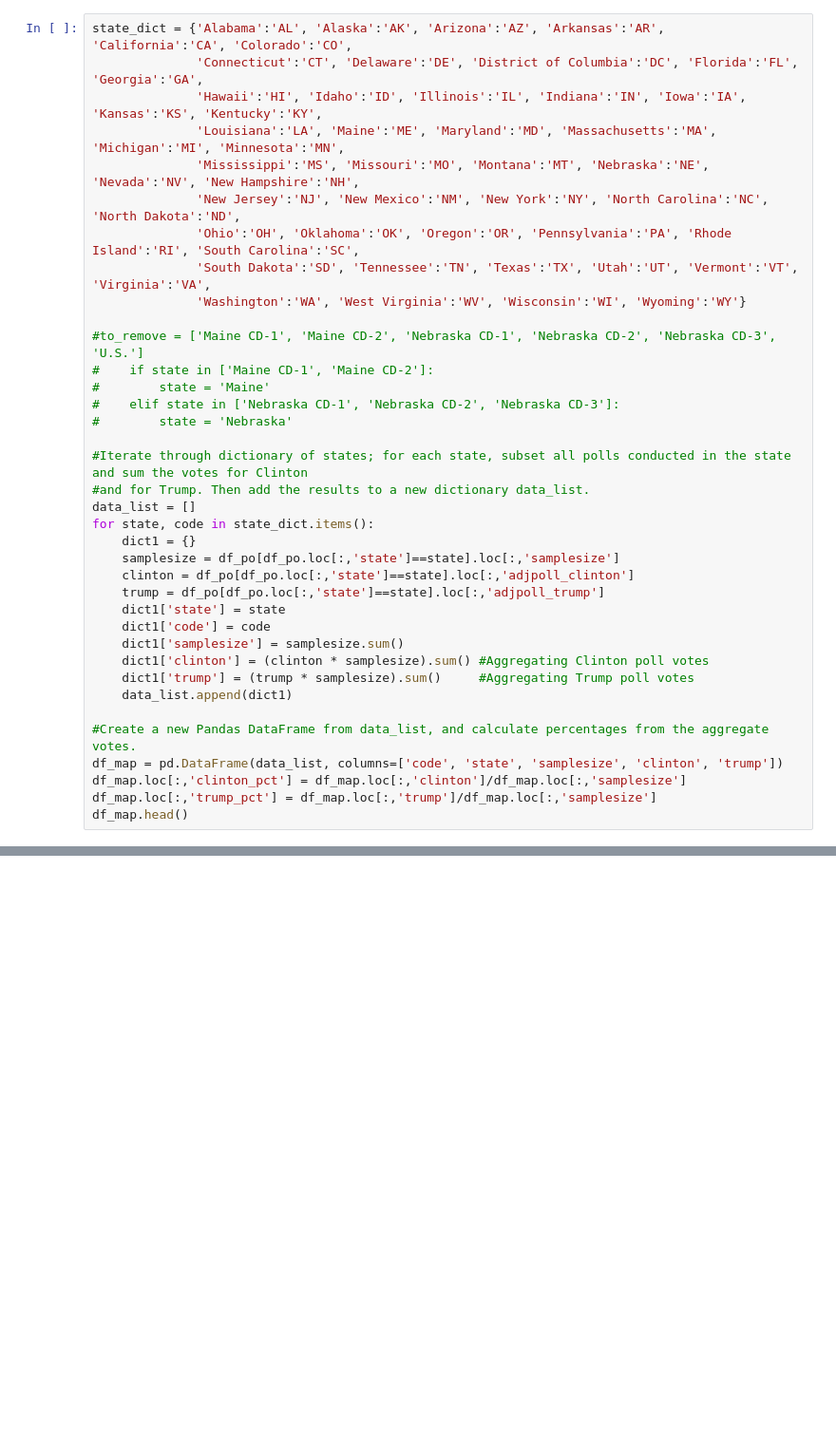
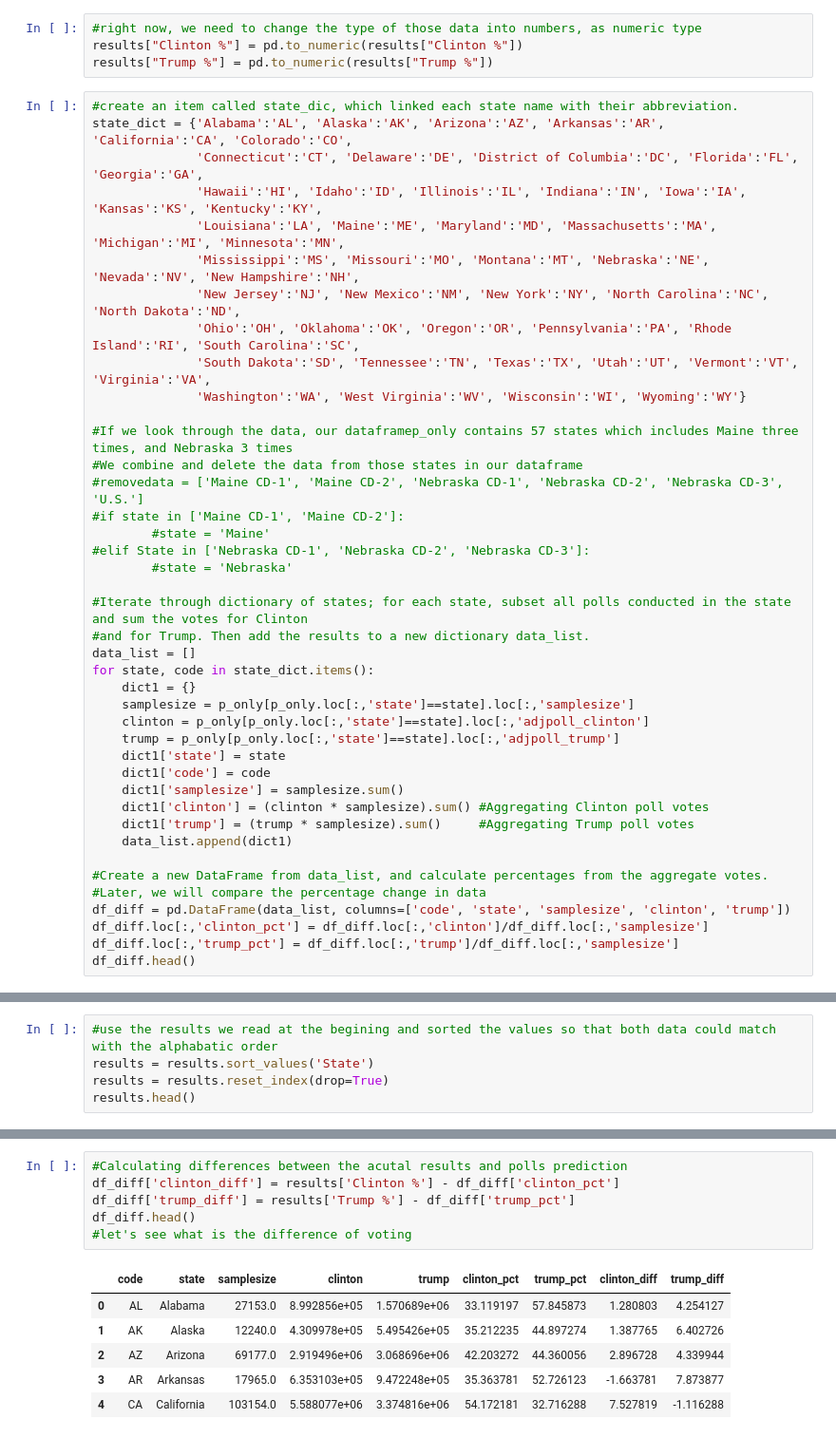
Before and after one commit to omidzargham/2016-election-poll-analysis, a Jupyter notebook: p5-Difference of Actual Election and Prediction.ipynb, the cells around one changed output, grey strips where cells are left out. Shown: that part at 95% size. Drawn from its saved outputs; the diff is of its cells as text; blank space fills up the shorter version.

```diff
--- a/p5-Difference of Actual Election and Prediction.ipynb
+++ b/p5-Difference of Actual Election and Prediction.ipynb
@@ -23,4 +19,9 @@ results.head()
+# %%
+#right now, we need to change the type of those data into numbers, as numeric type
+results["Clinton %"] = pd.to_numeric(results["Clinton %"])
+results["Trump %"] = pd.to_numeric(results["Trump %"])
 # %%
+#create an item called state_dic, which linked each state name with their abbreviation.
 state_dict = {'Alabama':'AL', 'Alaska':'AK', 'Arizona':'AZ', 'Arkansas':'AR', 'California':'CA', 'Colorado':'CO',
               'Connecticut':'CT', 'Delaware':'DE', 'District of Columbia':'DC', 'Florida':'FL', 'Georgia':'GA',
               'Hawaii':'HI', 'Idaho':'ID', 'Illinois':'IL', 'Indiana':'IN', 'Iowa':'IA', 'Kansas':'KS', 'Kentucky':'KY',
@@ -31,20 +32,22 @@ state_dict = {'Alabama':'AL', 'Alaska':'AK', 'Arizona':'AZ', 'Arkansas':'AR', 'C
               'South Dakota':'SD', 'Tennessee':'TN', 'Texas':'TX', 'Utah':'UT', 'Vermont':'VT', 'Virginia':'VA',
               'Washington':'WA', 'West Virginia':'WV', 'Wisconsin':'WI', 'Wyoming':'WY'}
 
-#to_remove = ['Maine CD-1', 'Maine CD-2', 'Nebraska CD-1', 'Nebraska CD-2', 'Nebraska CD-3', 'U.S.']
-#    if state in ['Maine CD-1', 'Maine CD-2']:
-#        state = 'Maine'
-#    elif state in ['Nebraska CD-1', 'Nebraska CD-2', 'Nebraska CD-3']:
-#        state = 'Nebraska'
+#If we look through the data, our dataframep_only contains 57 states which includes Maine three times, and Nebraska 3 times
+#We combine and delete the data from those states in our dataframe
+#removedata = ['Maine CD-1', 'Maine CD-2', 'Nebraska CD-1', 'Nebraska CD-2', 'Nebraska CD-3', 'U.S.']
+#if state in ['Maine CD-1', 'Maine CD-2']:
+        #state = 'Maine'
+#elif State in ['Nebraska CD-1', 'Nebraska CD-2', 'Nebraska CD-3']:
+        #state = 'Nebraska'
 
 #Iterate through dictionary of states; for each state, subset all polls conducted in the state and sum the votes for Clinton
 #and for Trump. Then add the results to a new dictionary data_list.
 data_list = []
 for state, code in state_dict.items():
     dict1 = {}
-    samplesize = df_po[df_po.loc[:,'state']==state].loc[:,'samplesize']
-    clinton = df_po[df_po.loc[:,'state']==state].loc[:,'adjpoll_clinton']
-    trump = df_po[df_po.loc[:,'state']==state].loc[:,'adjpoll_trump']
+    samplesize = p_only[p_only.loc[:,'state']==state].loc[:,'samplesize']
+    clinton = p_only[p_only.loc[:,'state']==state].loc[:,'adjpoll_clinton']
+    trump = p_only[p_only.loc[:,'state']==state].loc[:,'adjpoll_trump']
     dict1['state'] = state
     dict1['code'] = code
     dict1['samplesize'] = samplesize.sum()
@@ -52,9 +55,10 @@ for state, code in state_dict.items():
     dict1['trump'] = (trump * samplesize).sum()     #Aggregating Trump poll votes
     data_list.append(dict1)
 
-#Create a new Pandas DataFrame from data_list, and calculate percentages from the aggregate votes.
-df_map = pd.DataFrame(data_list, columns=['code', 'state', 'samplesize', 'clinton', 'trump'])
-df_map.loc[:,'clinton_pct'] = df_map.loc[:,'clinton']/df_map.loc[:,'samplesize']
-df_map.loc[:,'trump_pct'] = df_map.loc[:,'trump']/df_map.loc[:,'samplesize']
-df_map.head()
+#Create a new DataFrame from data_list, and calculate percentages from the aggregate votes.
+#Later, we will compare the percentage change in data
+df_diff = pd.DataFrame(data_list, columns=['code', 'state', 'samplesize', 'clinton', 'trump'])
+df_diff.loc[:,'clinton_pct'] = df_diff.loc[:,'clinton']/df_diff.loc[:,'samplesize']
+df_diff.loc[:,'trump_pct'] = df_diff.loc[:,'trump']/df_diff.loc[:,'samplesize']
+df_diff.head()
 # %% [output]
@@ -61,0 +71,5 @@ NameError: name 'df_po' is not defined
+# %%
+#use the results we read at the begining and sorted the values so that both data could match with the alphabatic order
+results = results.sort_values('State')
+results = results.reset_index(drop=True)
+results.head()
@@ -61,0 +83,13 @@ NameError: name 'df_po' is not defined
+# %%
+#Calculating differences between the acutal results and polls prediction
+df_diff['clinton_diff'] = results['Clinton %'] - df_diff['clinton_pct']
+df_diff['trump_diff'] = results['Trump %'] - df_diff['trump_pct']
+df_diff.head()
+#let's see what is the difference of voting
+# %% [output]
+|  | code | state | samplesize | clinton | trump | clinton_pct | trump_pct | clinton_diff | trump_diff |
+| 0 | AL | Alabama | 27153.0 | 8.992856e+05 | 1.570689e+06 | 33.119197 | 57.845873 | 1.280803 | 4.254127 |
+| 1 | AK | Alaska | 12240.0 | 4.309978e+05 | 5.495426e+05 | 35.212235 | 44.897274 | 1.387765 | 6.402726 |
+| 2 | AZ | Arizona | 69177.0 | 2.919496e+06 | 3.068696e+06 | 42.203272 | 44.360056 | 2.896728 | 4.339944 |
+| 3 | AR | Arkansas | 17965.0 | 6.353103e+05 | 9.472248e+05 | 35.363781 | 52.726123 | -1.663781 | 7.873877 |
+| 4 | CA | California | 103154.0 | 5.588077e+06 | 3.374816e+06 | 54.172181 | 32.716288 | 7.527819 | -1.116288 |
```
Also changed, not shown: parts of 10 cells of this notebook, 6 other files.
